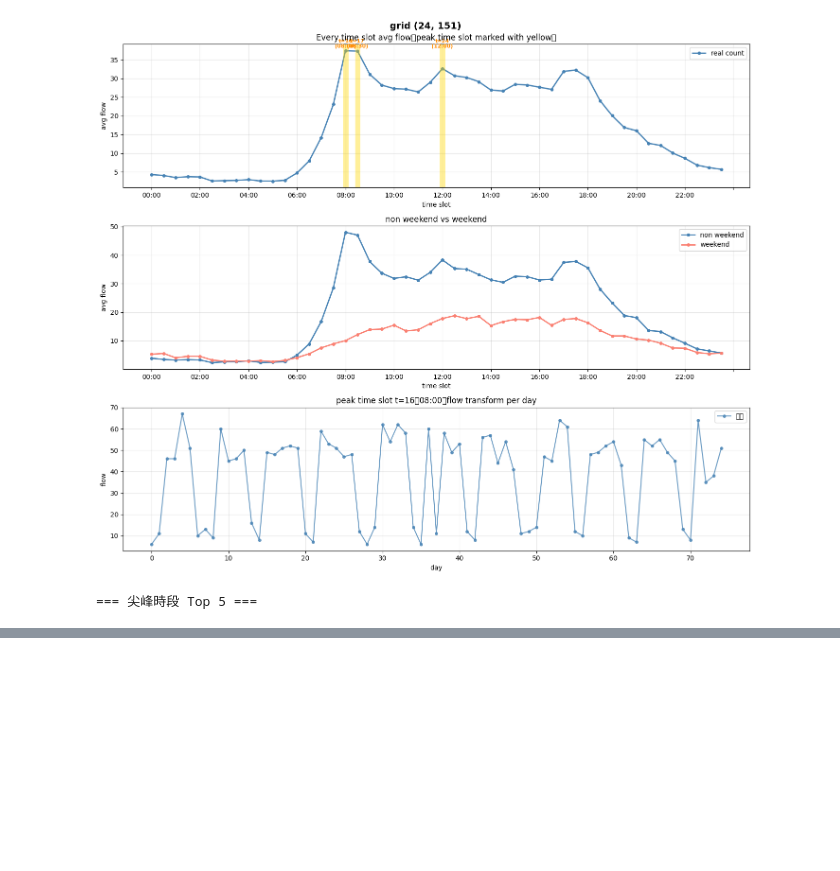
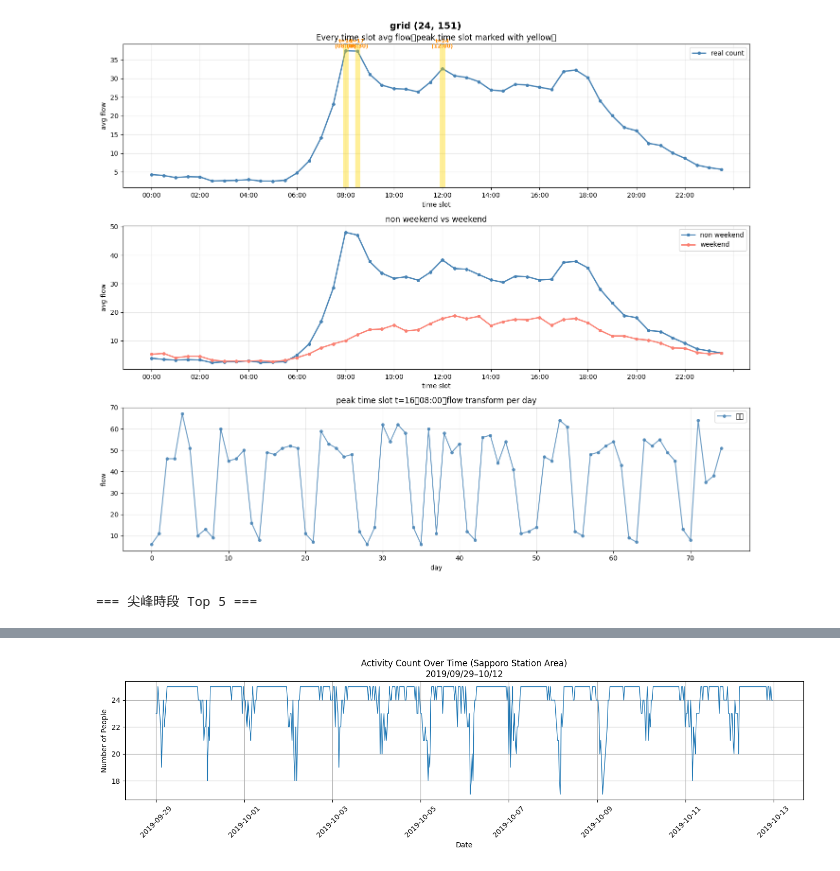
Before and after one commit to radimon/2025_flight_delay_prediction, a Jupyter notebook: notebooks/01_explore_density.ipynb, the cells around one changed output, grey strips where cells are left out. Saved outputs shown, nothing was run; the diff lists cells and outputs as text; code cells hidden in the pictures; blank space fills up the shorter version.

```diff
--- a/notebooks/01_explore_density.ipynb
+++ b/notebooks/01_explore_density.ipynb
@@ -276,3 +276,49 @@ display(ui, out)
 crop window: 1 185 2 200
 HBox(children=(IntSlider(value=0, description='d', max=74), IntSlider(value=0, description='t', max=47), Check…
 [interactive output not drawn]
+# %%
+import matplotlib.pyplot as plt
+import pandas as pd
+
+# ===== 參數 =====
+x, y = 24, 151
+radius = 2
+start_day = 23   # 9/29
+end_day = 37     # 10/12
+start_date = "2019-09-06"
+
+# ===== 篩選區域 =====
+area_df = df[
+    (df["x"].between(x-radius, x+radius)) &
+    (df["y"].between(y-radius, y+radius))
+]
+
+# ===== 每個時間點的人數 =====
+grouped = area_df.groupby(["d","t"]).size().reset_index(name="count")
+
+# ===== 取兩週 =====
+week_df = grouped[(grouped["d"] >= start_day) & (grouped["d"] < end_day)].copy()
+
+# ===== 建 datetime =====
+base_date = pd.to_datetime(start_date)
+week_df["datetime"] = week_df.apply(
+    lambda row: base_date + pd.Timedelta(days=row["d"]) + pd.Timedelta(minutes=30*row["t"]),
+    axis=1
+)
+
+week_df = week_df.sort_values("datetime")
+
+# ===== 畫圖 =====
+plt.figure(figsize=(14,4))
+plt.plot(week_df["datetime"], week_df["count"], linewidth=1)
+
+plt.title("Activity Count Over Time (Sapporo Station Area)\n2019/09/29–10/12")
+plt.xlabel("Date")
+plt.ylabel("Number of People")
+
+plt.xticks(rotation=45)
+plt.grid(True)
+plt.tight_layout()
+plt.show()
+# %% [output]
+[figure, added]
```
Also changed, not shown: parts of 1 cell of this notebook, 7 other files.
